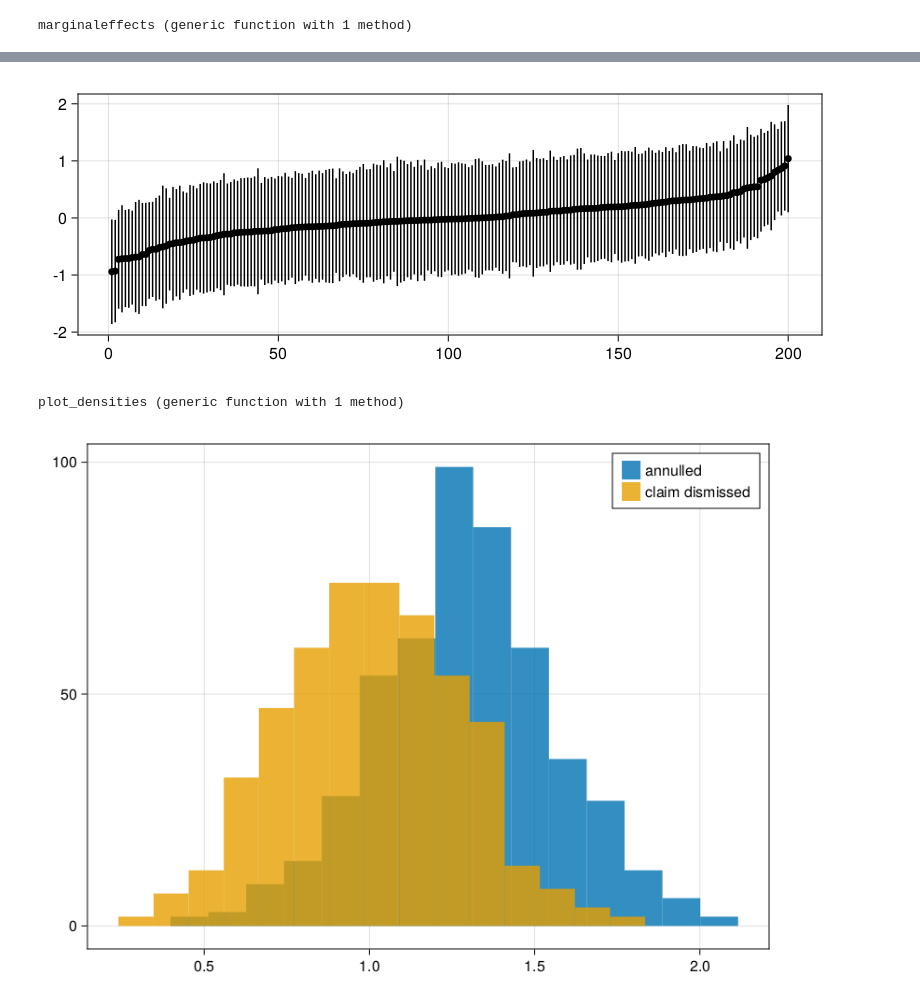
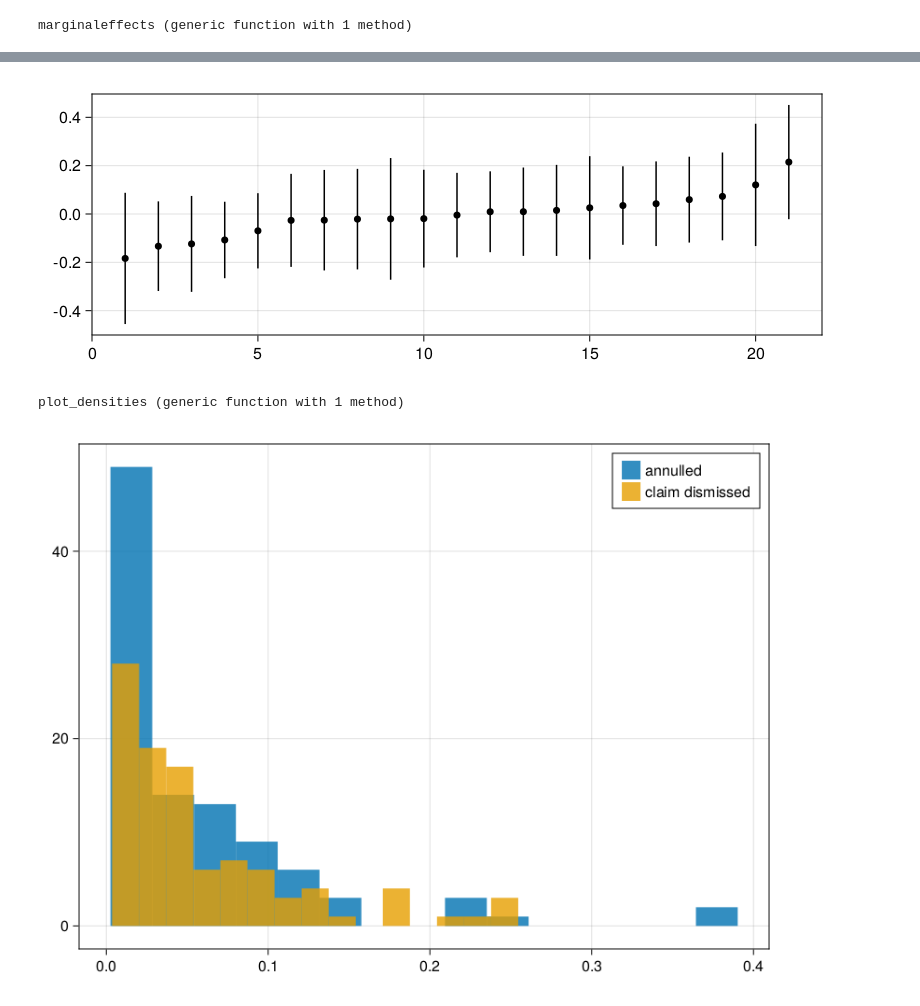
Before and after one commit to jfb-h/unified-judicial-decisions-analysis, a Jupyter notebook: scripts/final-results/model-results.ipynb, the cells around one changed output, grey strips where cells are left out. Drawn from its saved outputs; the diff is of its cells as text; code cells hidden in the pictures.

```diff
--- a/scripts/final-results/model-results.ipynb
+++ b/scripts/final-results/model-results.ipynb
@@ -87,7 +87,7 @@ plot_marginal_probabilities(problem, post, judges; label="Judge", ncols=5)
 # %%
 let
     βs = map(post) do s
-        map(last, s.zj)
+        map(first, s.δy)
     end
     means,sds = mean(βs), std(βs)
     idx = sortperm(means)
@@ -99,7 +99,7 @@ let
     fig
 end
 # %% [output]
-[figure, old version]
+[figure, new version]
 # %%
 function plot_densities(draws)
     fig = Figure()
@@ -112,6 +112,6 @@ end
 # %% [output]
 plot_densities (generic function with 1 method)
 # %%
-plot_densities(post.σj)
+plot_densities(post.σy)
 # %% [output]
-[figure, old version]
+[figure, new version]
```
Also changed, not shown: parts of 5 cells of this notebook, 1 other file.
